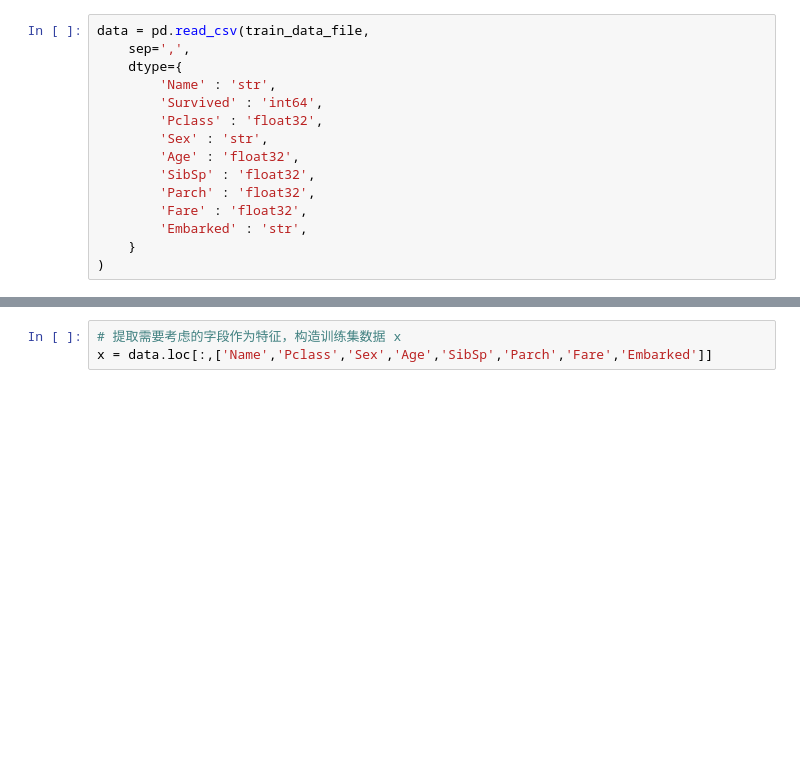
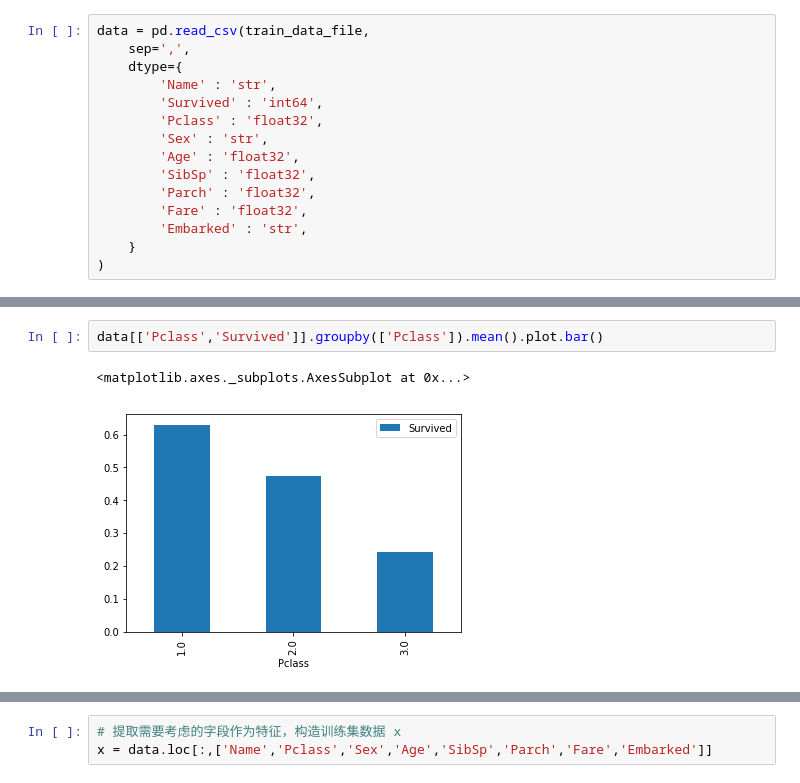
Before and after one commit to elliotxx/notebooks, a Jupyter notebook: titanic.ipynb, the cells around one changed output, grey strips where cells are left out. Saved outputs shown, nothing was run; the diff lists cells and outputs as text; blank space fills up the shorter version.

```diff
--- a/titanic.ipynb
+++ b/titanic.ipynb
@@ -79,0 +141,5 @@ data.describe()
+# %%
+data[['Pclass','Survived']].groupby(['Pclass']).mean().plot.bar()
+# %% [output]
+<matplotlib.axes._subplots.AxesSubplot at 0x...>
+[figure, added]
```
Also changed, not shown: parts of 25 cells of this notebook.
